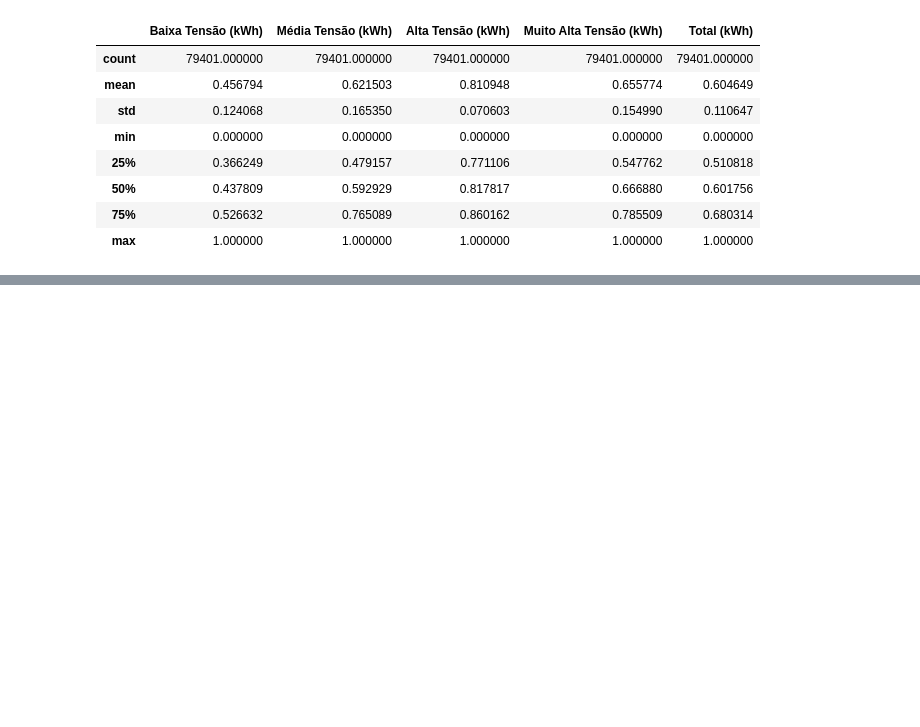
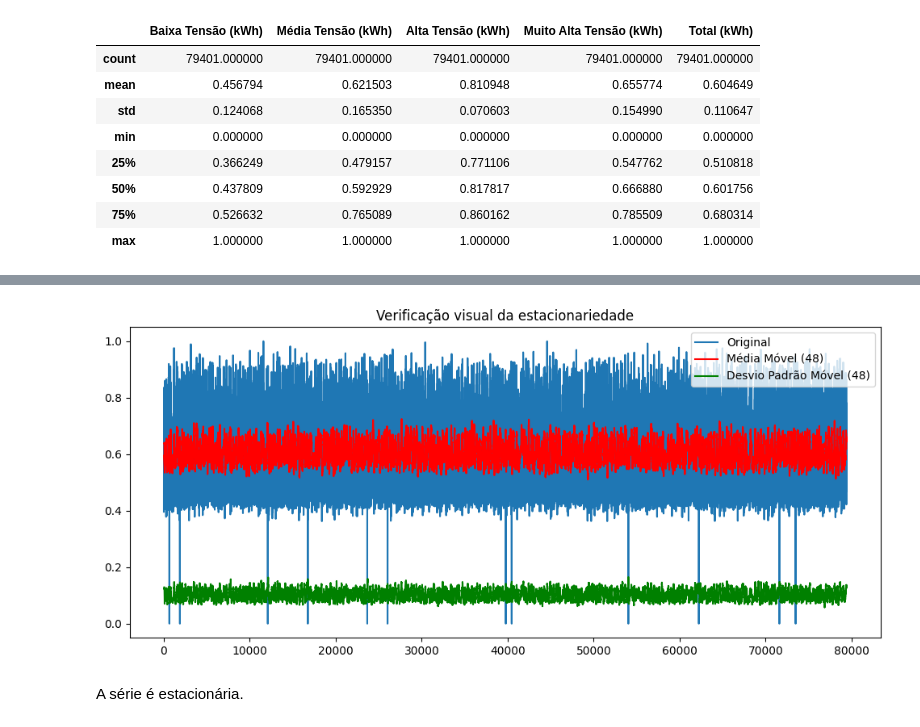
Before and after one commit to leonorsr/E-Redes, a Jupyter notebook: DataPreparation.ipynb, the cells around one changed output, grey strips where cells are left out. Cells and saved outputs as stored; diff of their text form; code cells hidden in the pictures; blank space fills up the shorter version.

```diff
--- a/Etapas/DataPreparation.ipynb
+++ b/DataPreparation.ipynb
@@ -196,0 +219,16 @@ dados[colunas_para_normalizar].describe()
+# %%
+# Média móvel e desvio padrão ao longo do tempo
+rolling_mean = dados["Total (kWh)"].rolling(window=48).mean()
+rolling_std = dados["Total (kWh)"].rolling(window=48).std()
+
+plt.figure(figsize=(12, 5))
+plt.plot(dados["Total (kWh)"], label="Original")
+plt.plot(rolling_mean, label="Média Móvel (48)", color='red')
+plt.plot(rolling_std, label="Desvio Padrão Móvel (48)", color='green')
+plt.legend()
+plt.title("Verificação visual da estacionariedade")
+plt.show()
+# %% [output]
+[figure, added]
+# %% [markdown]
+A série é estacionária.
```
Also changed, not shown: parts of 2 cells of this notebook.
